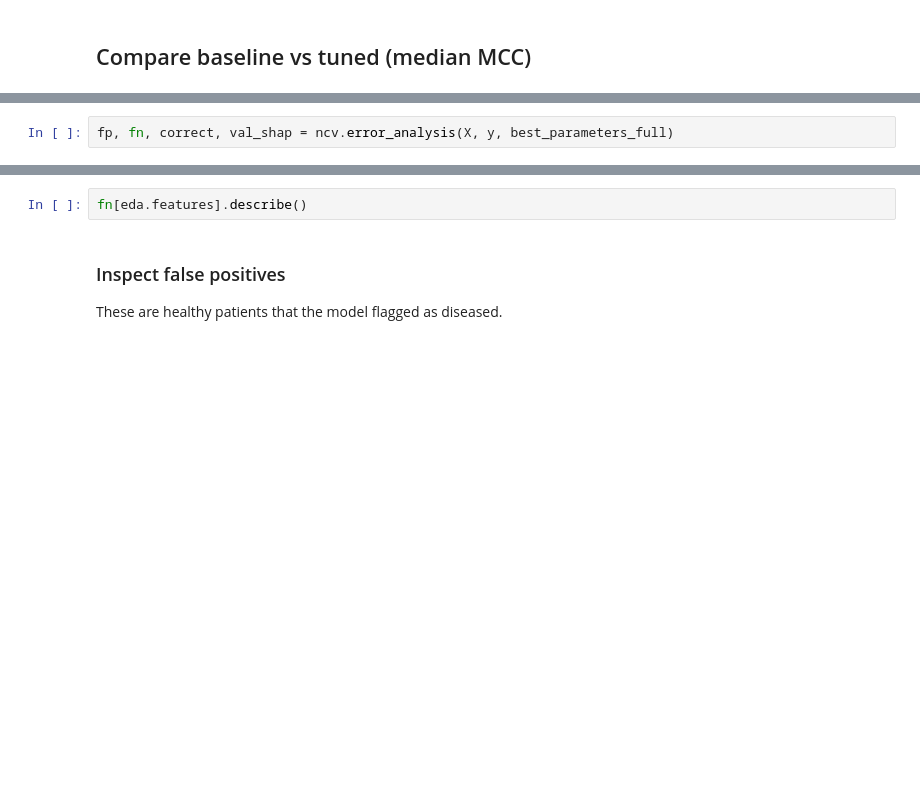
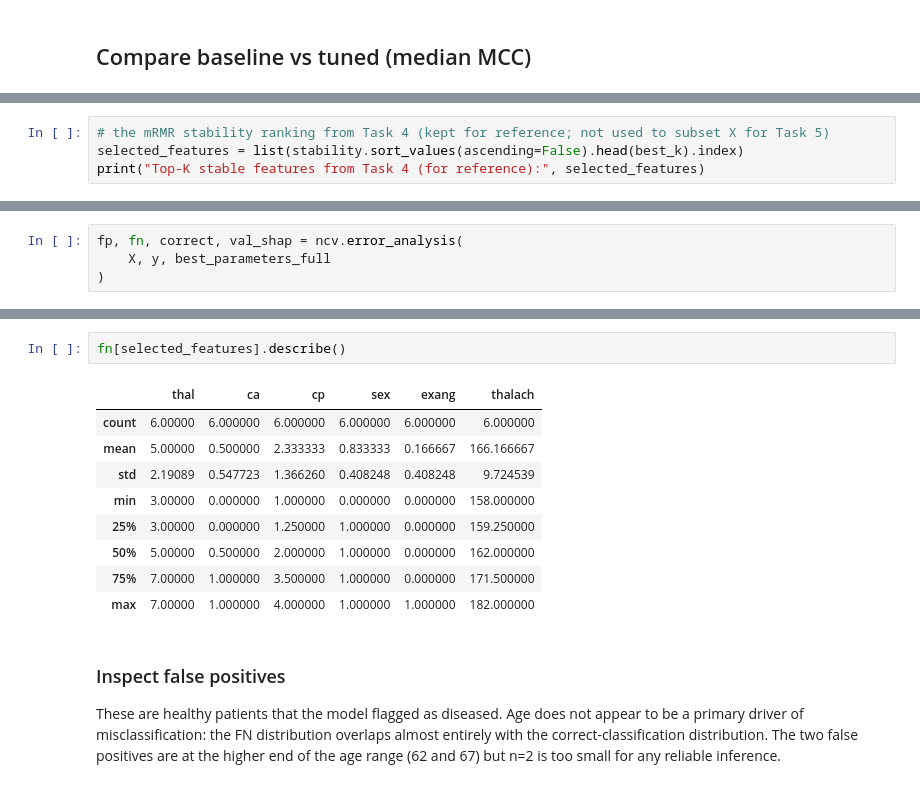
Before and after one commit to programmereua/MLCB2026_Assignment2, a Jupyter notebook: notebooks/02_modeling.ipynb, the cells around one changed output, grey strips where cells are left out. Drawn from its saved outputs; the diff is of its cells as text; blank space fills up the shorter version.

```diff
--- a/notebooks/02_modeling.ipynb
+++ b/notebooks/02_modeling.ipynb
@@ -248,0 +344,4 @@ The most stably selected features are expected to be `thal`, `ca`, `cp`, `exang`
+# %%
+# the mRMR stability ranking from Task 4 (kept for reference; not used to subset X for Task 5)
+selected_features = list(stability.sort_values(ascending=False).head(best_k).index)
+print("Top-K stable features from Task 4 (for reference):", selected_features)
@@ -302,2 +487,4 @@ Split dataset into train/validation, train on train, analyze errors on validatio
 # %%
-fp, fn, correct, val_shap = ncv.error_analysis(X, y, best_parameters_full)
+fp, fn, correct, val_shap = ncv.error_analysis(
+    X, y, best_parameters_full
+)
@@ -307,6 +502,17 @@ These are patients with heart disease that the model missed.
 # %%
-fn[eda.features].describe()
+fn[selected_features].describe()
+# %% [output]
+|  | thal | ca | cp | sex | exang | thalach |
+| count | 6.00000 | 6.000000 | 6.000000 | 6.000000 | 6.000000 | 6.000000 |
+| mean | 5.00000 | 0.500000 | 2.333333 | 0.833333 | 0.166667 | 166.166667 |
+| std | 2.19089 | 0.547723 | 1.366260 | 0.408248 | 0.408248 | 9.724539 |
+| min | 3.00000 | 0.000000 | 1.000000 | 0.000000 | 0.000000 | 158.000000 |
+| 25% | 3.00000 | 0.000000 | 1.250000 | 1.000000 | 0.000000 | 159.250000 |
+| 50% | 5.00000 | 0.500000 | 2.000000 | 1.000000 | 0.000000 | 162.000000 |
+| 75% | 7.00000 | 1.000000 | 3.500000 | 1.000000 | 0.000000 | 171.500000 |
+| max | 7.00000 | 1.000000 | 4.000000 | 1.000000 | 1.000000 | 182.000000 |
 # %% [markdown]
 ### Inspect false positives
-These are healthy patients that the model flagged as diseased.
+
+These are healthy patients that the model flagged as diseased. Age does not appear to be a primary driver of misclassification: the FN distribution overlaps almost entirely with the correct-classification distribution. The two false positives are at the higher end of the age range (62 and 67) but n=2 is too small for any reliable inference.
 # %%
```
Also changed, not shown: parts of 42 cells of this notebook, 3 other files.
